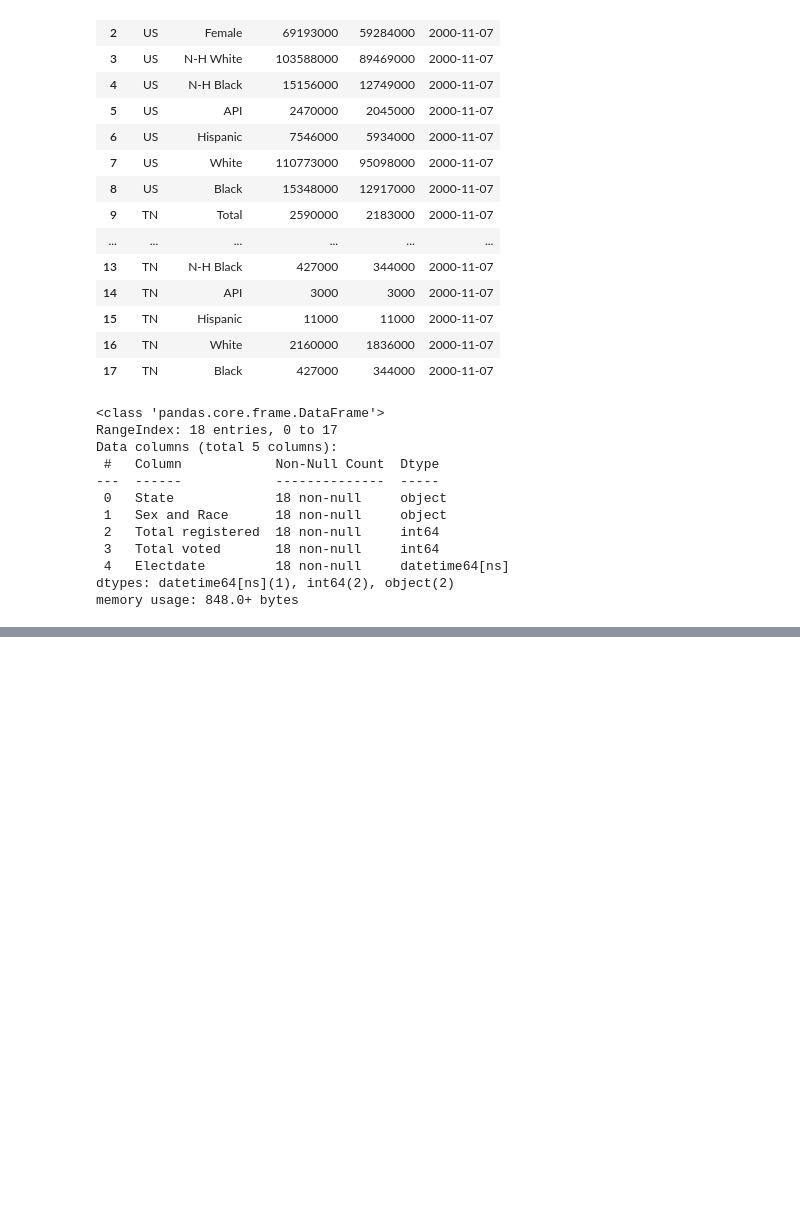
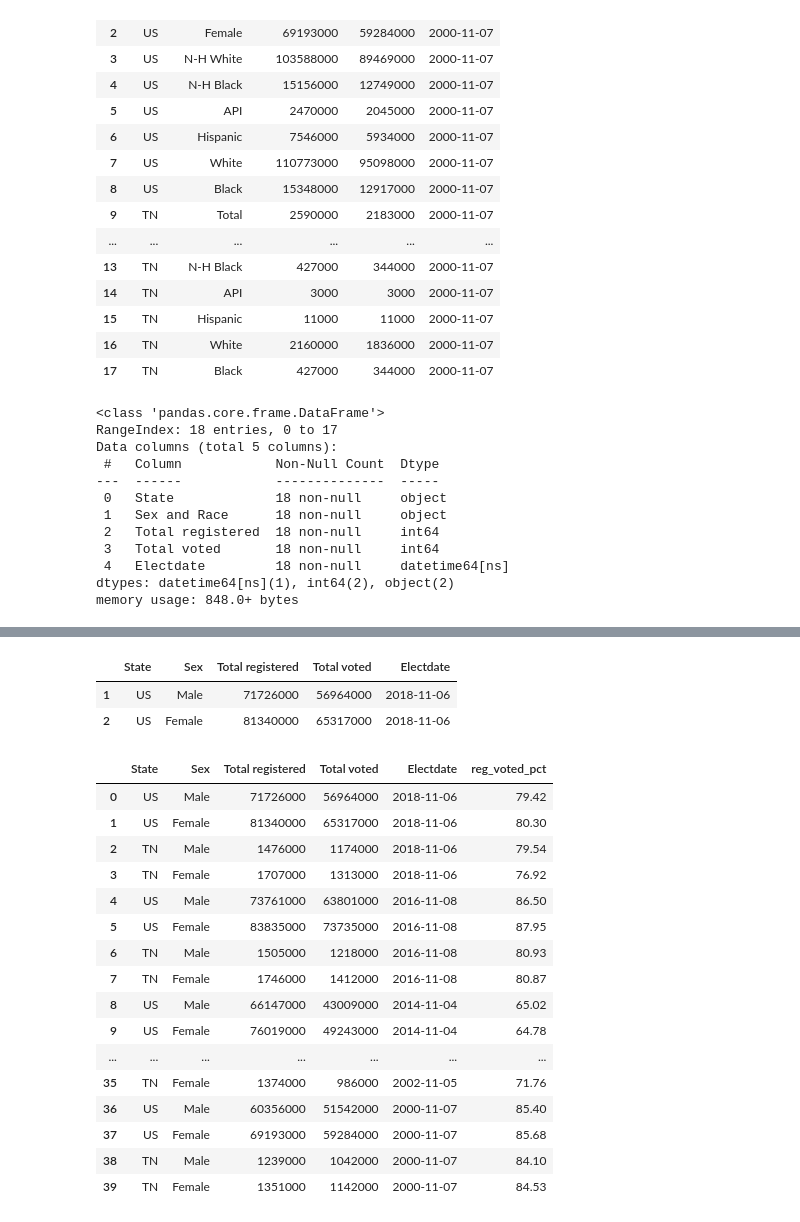
Before and after one commit to DavidMellow/tn-elections, a Jupyter notebook: notebooks/VEP_demo.ipynb, the cells around one changed output, grey strips where cells are left out. Saved outputs shown, nothing was run; the diff lists cells and outputs as text; code cells hidden in the pictures; blank space fills up the shorter version.

```diff
--- a/notebooks/VEP_demo.ipynb
+++ b/notebooks/VEP_demo.ipynb
@@ -945,0 +959,4 @@ memory usage: 848.0+ bytes
+# %%
+# column "Electdate" datetime format may be causing issues with .map below, so converting to string
+tn_2000_2018_s_r['Electdate']=tn_2000_2018_s_r['Electdate'].astype('str')
+tn_2000_2018_s_r
@@ -945,0 +1026,7 @@ memory usage: 848.0+ bytes
+# %%
+# df.replace({0: 10, 1: 100})
+tn_2000_2018_s_r=tn_2000_2018_s_r.replace({3183000:4163359,3251000:4110318,3088000:3975587,3210000:4008654,2854000:3921527,
+                         2921000:3946481,2828000:3738703,2739000:3704040,2587000:3347979,2590000:3331971,
+                        2487000:2267428,2630000:2545271,1763000:1430117,2606000:2479733,1714000:1620542,
+                        2516000:2618238,2003000:1868363,2319000:2456610,1897000:1687543,2183000:2100241})
+tn_2000_2018_s_r.info()
@@ -945,0 +1064,3 @@ memory usage: 848.0+ bytes
+# %%
+us_tn_2000_2018_sex=tn_2000_2018_s_r.loc[((tn_2000_2018_s_r['State']=='US')|(tn_2000_2018_s_r['State']=='TN')) & ((tn_2000_2018_s_r['Sex and Race']=='Male')|(tn_2000_2018_s_r['Sex and Race']=='Female'))]
+us_tn_2000_2018_sex
@@ -945,0 +1085,30 @@ memory usage: 848.0+ bytes
+# %%
+# change column "Sex and Race" to "Sex"
+us_tn_2000_2018_sex=us_tn_2000_2018_sex.rename(columns={'Sex and Race':'Sex'})
+us_tn_2000_2018_sex.head(2)
+# %% [output]
+|  | State | Sex | Total registered | Total voted | Electdate |
+| 1 | US | Male | 71726000 | 56964000 | 2018-11-06 |
+| 2 | US | Female | 81340000 | 65317000 | 2018-11-06 |
+# %%
+# add turnout percent column "to_pct"
+us_tn_2000_2018_sex['reg_voted_pct']=(us_tn_2000_2018_sex['Total voted']/us_tn_2000_2018_sex['Total registered']*100).round(2)
+us_tn_2000_2018_sex.reset_index(drop=True)
+# %% [output]
+|  | State | Sex | Total registered | Total voted | Electdate | reg_voted_pct |
+| 0 | US | Male | 71726000 | 56964000 | 2018-11-06 | 79.42 |
+| 1 | US | Female | 81340000 | 65317000 | 2018-11-06 | 80.30 |
+| 2 | TN | Male | 1476000 | 1174000 | 2018-11-06 | 79.54 |
+| 3 | TN | Female | 1707000 | 1313000 | 2018-11-06 | 76.92 |
+| 4 | US | Male | 73761000 | 63801000 | 2016-11-08 | 86.50 |
+| 5 | US | Female | 83835000 | 73735000 | 2016-11-08 | 87.95 |
+| 6 | TN | Male | 1505000 | 1218000 | 2016-11-08 | 80.93 |
+| 7 | TN | Female | 1746000 | 1412000 | 2016-11-08 | 80.87 |
+| 8 | US | Male | 66147000 | 43009000 | 2014-11-04 | 65.02 |
+| 9 | US | Female | 76019000 | 49243000 | 2014-11-04 | 64.78 |
+| ... | ... | ... | ... | ... | ... | ... |
+| 35 | TN | Female | 1374000 | 986000 | 2002-11-05 | 71.76 |
+| 36 | US | Male | 60356000 | 51542000 | 2000-11-07 | 85.40 |
+| 37 | US | Female | 69193000 | 59284000 | 2000-11-07 | 85.68 |
+| 38 | TN | Male | 1239000 | 1042000 | 2000-11-07 | 84.10 |
+| 39 | TN | Female | 1351000 | 1142000 | 2000-11-07 | 84.53 |
```
Also changed, not shown: parts of 43 cells of this notebook.
